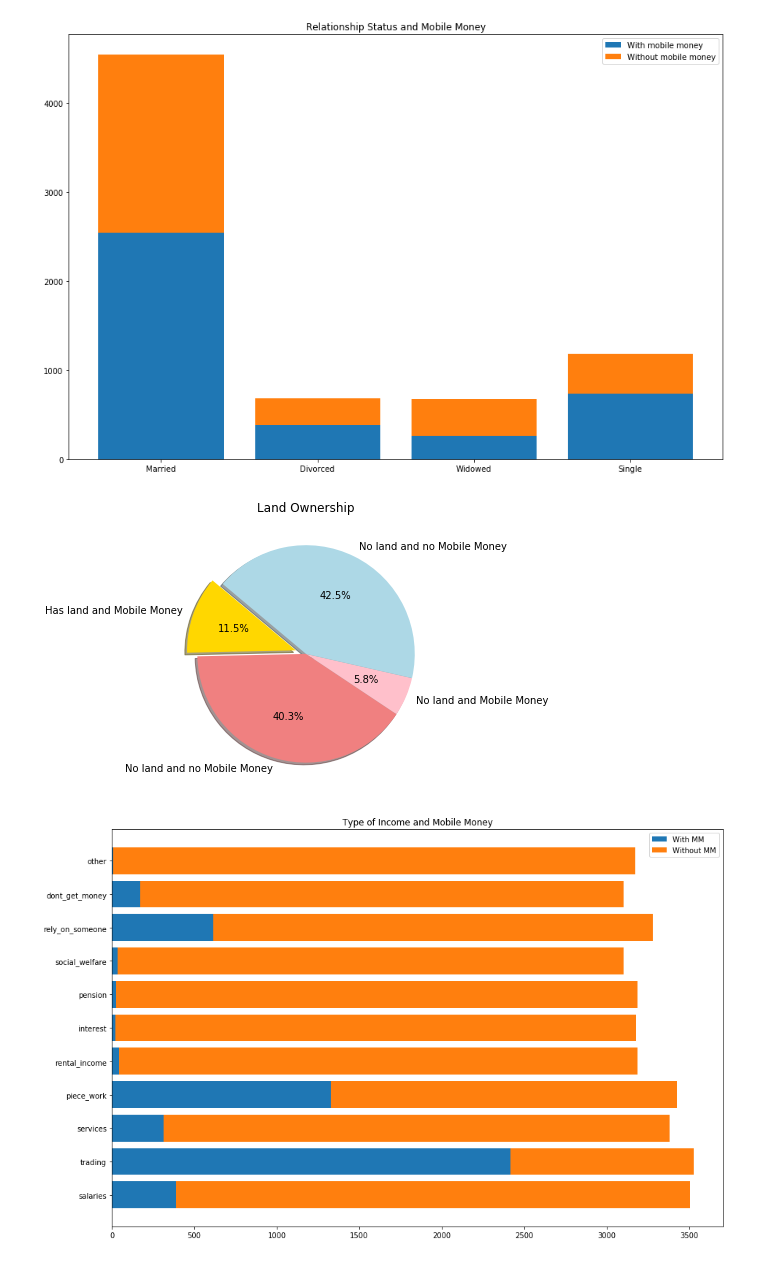
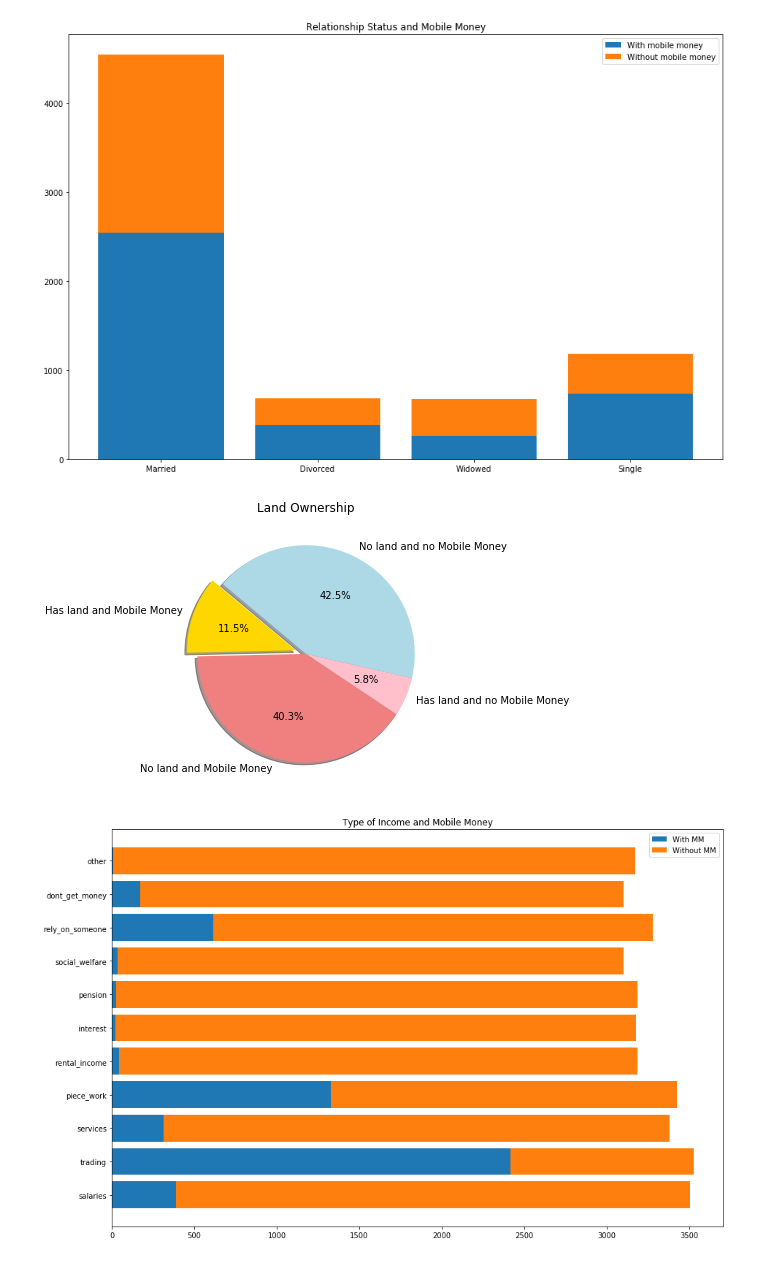
Before and after one commit to boitshepo97/tanzania-mobile-money, a Jupyter notebook: Financial Services Use In Tanzania.ipynb, the cells around one changed output. Saved outputs shown, nothing was run; the diff lists cells and outputs as text; code cells hidden in the pictures.

```diff
--- a/Financial Services Use In Tanzania.ipynb
+++ b/Financial Services Use In Tanzania.ipynb
@@ -174,35 +180,35 @@ Text(0.5, 1.0, 'Relationship Status and Mobile Money')
 # Land ownership
 has_land = mob_mon[mob_mon.Q6 == 1]
 no_land = mob_mon[mob_mon.Q6 == 2]
 
 # Land ownership and Mobile Money
 has_land_mm = len(has_land[has_land.mobile_money == 1])
 no_land_mm = len(no_land[no_land.mobile_money == 1])
 
 has_land_wmm = len(has_land[has_land.mobile_money == 0])
 no_land_wmm = len(no_land[no_land.mobile_money == 0])
 total = has_land_mm + no_land_mm + has_land_wmm + no_land_wmm
 
 # Plotting Land ownership and Mobile Money
 # Calculate piechart sizes
 lmm = has_land_mm / total * 100
 nlwmm = no_land_mm / total * 100
 llmm = has_land_wmm / total * 100
 nnlwmm = no_land_wmm / total * 100
 
 # Define the piechart
 plt.figure(figsize=(10,5))
-labels = ['Has land and Mobile Money','No land and no Mobile Money','No land and Mobile Money','No land and no Mobile Money' ]
+labels = ['Has land and Mobile Money','No land and Mobile Money','Has land and no Mobile Money','No land and no Mobile Money' ]
 sizes = [lmm, mwmm, llmm,nnlwmm]
 colors = ['gold', 'lightcoral', 'pink', 'lightblue']
 explode = (0.1, 0, 0, 0)
 
 # Plot the pie chart
 plt.pie(sizes, explode=explode, colors=colors, labels=labels, autopct='%1.1f%%', shadow=True, startangle=140)
 plt.title('Land Ownership')
 plt.show()
 # %% [output]
-[figure, old version]
+[figure, new version]
 # %%
 # Type of income
 salaries = mob_mon[mob_mon.Q8_1 == 1]
```
Also changed, not shown: parts of 3 cells of this notebook.
